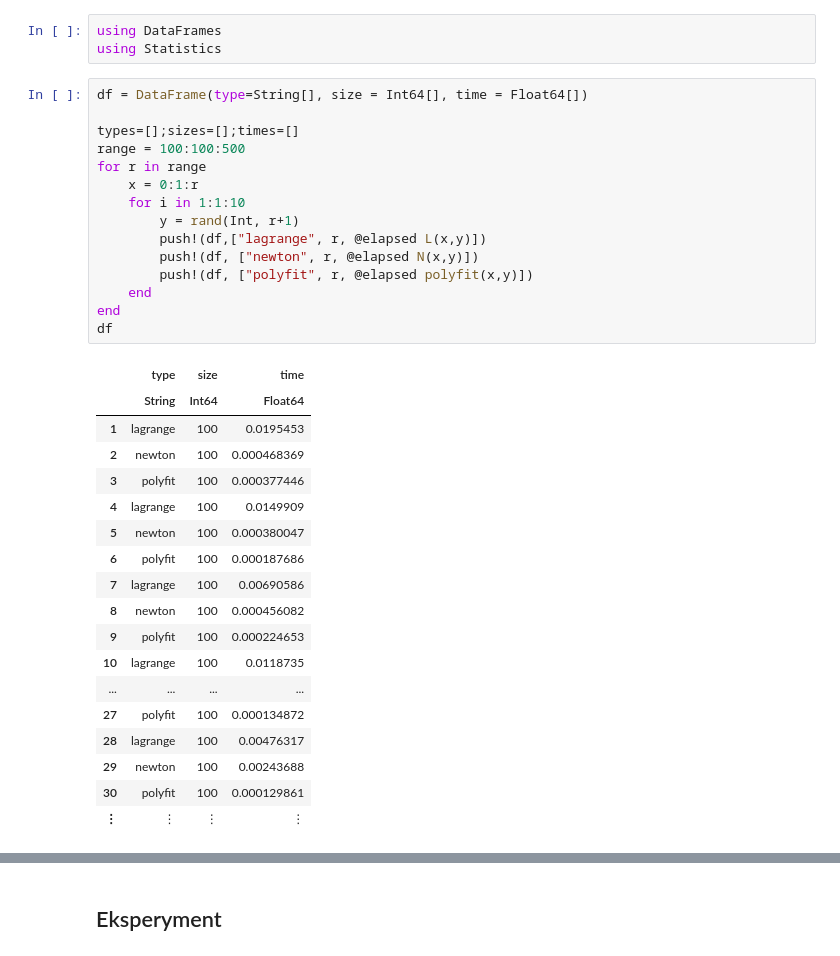
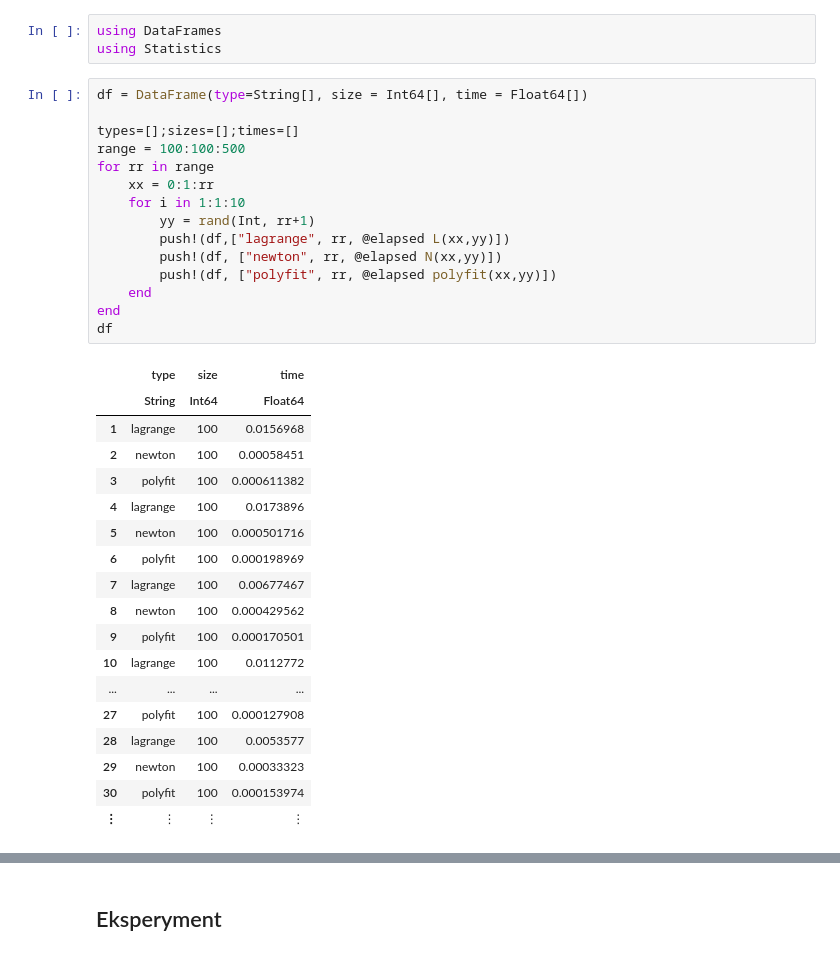
Before and after one commit to xylini/MOWNiT, a Jupyter notebook: lab5/lab5.ipynb, the cells around one changed output, grey strips where cells are left out. Saved outputs shown, nothing was run; the diff lists cells and outputs as text.

```diff
--- a/lab5/lab5.ipynb
+++ b/lab5/lab5.ipynb
@@ -121,36 +136,36 @@ using Statistics
 # %%
 df = DataFrame(type=String[], size = Int64[], time = Float64[])
 
 types=[];sizes=[];times=[]
 range = 100:100:500
-for r in range
-    x = 0:1:r
+for rr in range
+    xx = 0:1:rr
     for i in 1:1:10
-        y = rand(Int, r+1)
-        push!(df,["lagrange", r, @elapsed L(x,y)])
-        push!(df, ["newton", r, @elapsed N(x,y)])
-        push!(df, ["polyfit", r, @elapsed polyfit(x,y)])
+        yy = rand(Int, rr+1)
+        push!(df,["lagrange", rr, @elapsed L(xx,yy)])
+        push!(df, ["newton", rr, @elapsed N(xx,yy)])
+        push!(df, ["polyfit", rr, @elapsed polyfit(xx,yy)])
     end
 end
 df
 # %% [output]
 |  | type | size | time |
 |  | String | Int64 | Float64 |
-| 1 | lagrange | 100 | 0.0195453 |
-| 2 | newton | 100 | 0.000468369 |
-| 3 | polyfit | 100 | 0.000377446 |
-| 4 | lagrange | 100 | 0.0149909 |
-| 5 | newton | 100 | 0.000380047 |
-| 6 | polyfit | 100 | 0.000187686 |
-| 7 | lagrange | 100 | 0.00690586 |
-| 8 | newton | 100 | 0.000456082 |
-| 9 | polyfit | 100 | 0.000224653 |
-| 10 | lagrange | 100 | 0.0118735 |
+| 1 | lagrange | 100 | 0.0156968 |
+| 2 | newton | 100 | 0.00058451 |
+| 3 | polyfit | 100 | 0.000611382 |
+| 4 | lagrange | 100 | 0.0173896 |
+| 5 | newton | 100 | 0.000501716 |
+| 6 | polyfit | 100 | 0.000198969 |
+| 7 | lagrange | 100 | 0.00677467 |
+| 8 | newton | 100 | 0.000429562 |
+| 9 | polyfit | 100 | 0.000170501 |
+| 10 | lagrange | 100 | 0.0112772 |
 | ... | ... | ... | ... |
-| 27 | polyfit | 100 | 0.000134872 |
-| 28 | lagrange | 100 | 0.00476317 |
-| 29 | newton | 100 | 0.00243688 |
-| 30 | polyfit | 100 | 0.000129861 |
+| 27 | polyfit | 100 | 0.000127908 |
+| 28 | lagrange | 100 | 0.0053577 |
+| 29 | newton | 100 | 0.00033323 |
+| 30 | polyfit | 100 | 0.000153974 |
 | ⋮ | ⋮ | ⋮ | ⋮ |
 # %%
 pol_res = by(df, [1,2]) do dff
```
Also changed, not shown: parts of 13 cells of this notebook, 26 other files.
